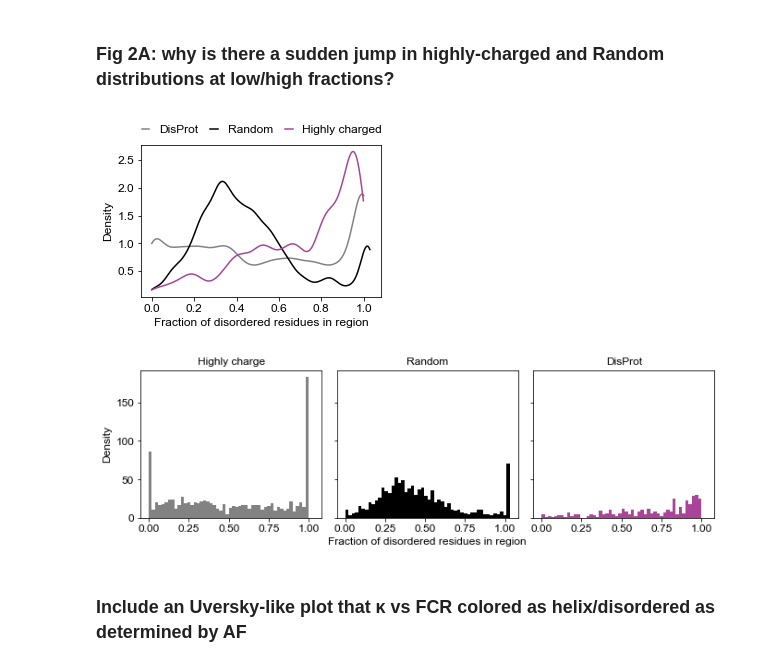
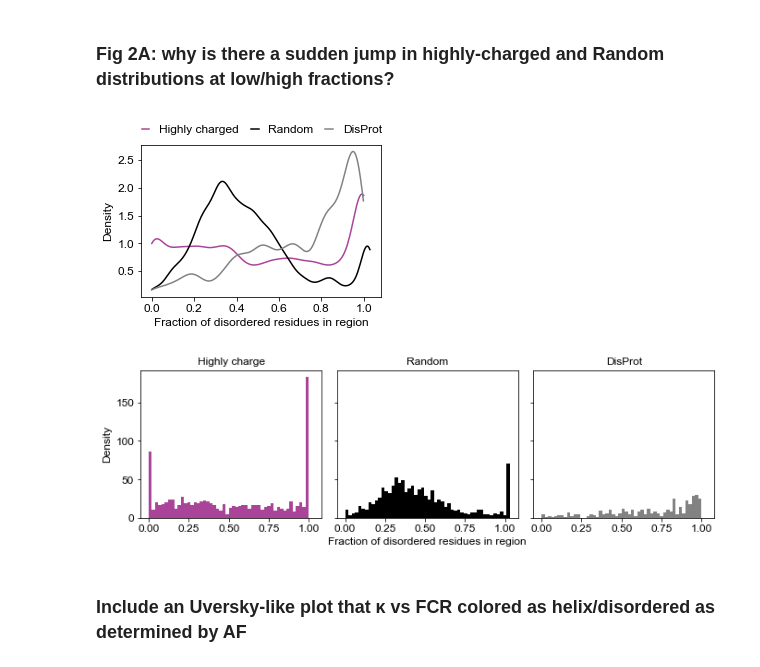
Before and after one commit to rosalindpan/hcrpaper, a Jupyter notebook: code/analysis/revision.ipynb, the cells around one changed output. Saved outputs shown, nothing was run; the diff lists cells and outputs as text; code cells hidden in the pictures.

Commit message:
figure 2A edit

```diff
--- a/code/analysis/revision.ipynb
+++ b/code/analysis/revision.ipynb
@@ -172,9 +172,9 @@ idr_disordered_frac = np.loadtxt("../../data/af_ss_processed/idr_disordered_frac
 fig, ax = plt.subplots(1, figsize=(4.3,2.8),
                          sharex=True, sharey=True)
 
-sns.kdeplot(hits_disordered_frac, color=cscheme['dis'], label='DisProt', bw_adjust=0.5, cut=0)
+sns.kdeplot(hits_disordered_frac, color=cscheme['cr'], label='Highly charged', bw_adjust=0.5, cut=0)
 sns.kdeplot(rand_disordered_frac, color=cscheme['null'], label='Random', bw_adjust=0.5, cut=0)
-sns.kdeplot(idr_disordered_frac, color=cscheme['cr'], label='Highly charged', bw_adjust=0.5, cut=0)
+sns.kdeplot(idr_disordered_frac, color=cscheme['dis'], label='DisProt', bw_adjust=0.5, cut=0)
 
 plt.xlabel('Fraction of disordered residues in region')
 plt.ylabel('Density')
@@ -184,33 +184,33 @@ plt.savefig('../../figures/plots/Figure2A.png', dpi=300, bbox_inches='tight')
 #plt.tight_layout()
 plt.show()
 # %% [output]
-[figure, old version]
+[figure, new version]
 # %%
 fig, axes = plt.subplots(1, 3, figsize=(10, 3.5),
                          sharex=True, sharey=True)
 ax1, ax2, ax3 = axes
 
-ax1.hist(hits_disordered_frac, bins=50, color=cscheme['dis'])
+ax1.hist(hits_disordered_frac, bins=50, color=cscheme['cr'])
 ax1.set_title('Highly charge', fontsize=12)
 
 ax2.hist(rand_disordered_frac, bins=50, color=cscheme['null'])
 ax2.set_title('Random', fontsize=12)
 
-ax3.hist(idr_disordered_frac, bins=50, color=cscheme['cr'])
+ax3.hist(idr_disordered_frac, bins=50, color=cscheme['dis'])
 ax3.set_title('DisProt', fontsize=12)
 
 ax1.set_ylabel('Density')
 
 fig.add_subplot(111, frameon=False)
 plt.tick_params(labelcolor='none', top=False, bottom=False, left=False, right=False)
 plt.grid(False)
 plt.xlabel("Fraction of disordered residues in region")
 
 #plt.savefig('./plots/Figure2A.png', dpi=300, bbox_inches='tight')
 plt.tight_layout()
 plt.show()
 # %% [output]
-[figure, old version]
+[figure, new version]
 # %% [markdown]
 ### Include an Uversky-like plot that κ vs FCR colored as helix/disordered as determined by AF
 # %%
```
Also changed, not shown: 5 other files.
